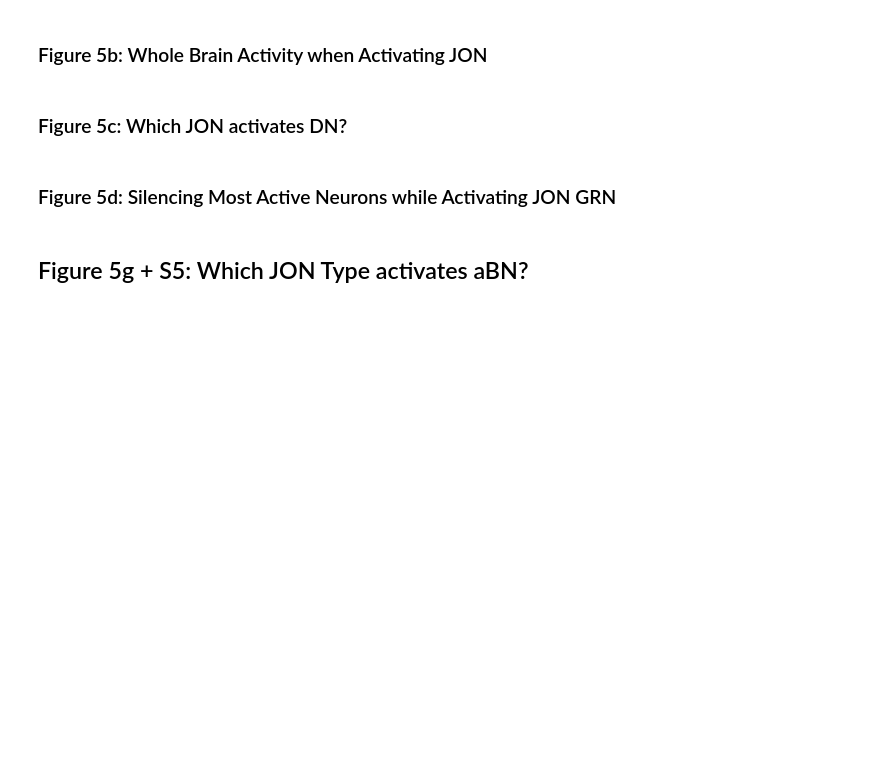
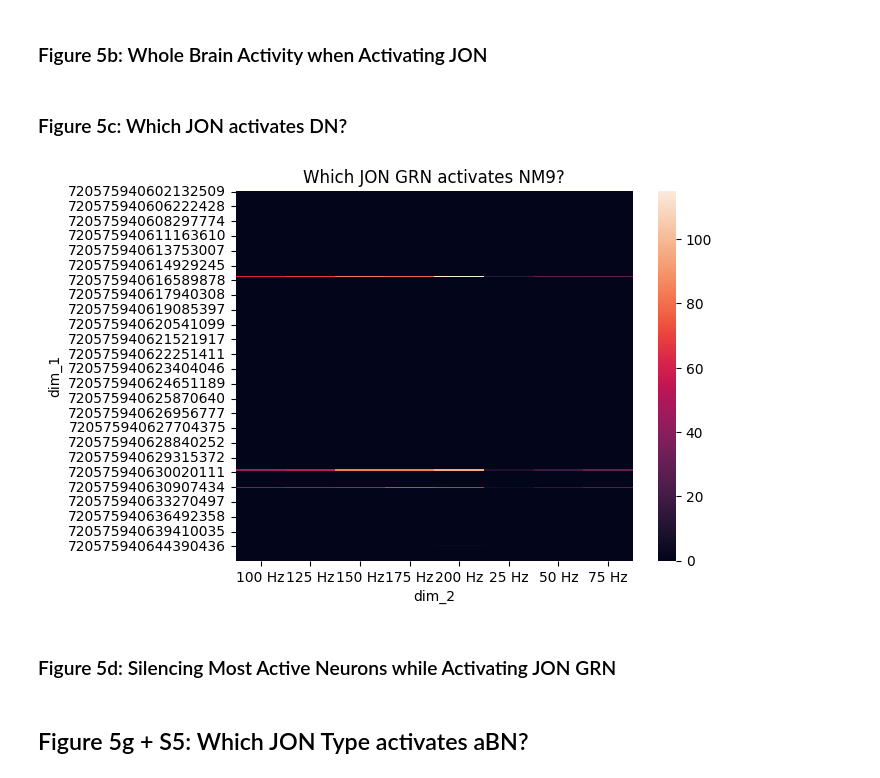
Before and after one commit to chaobrain/brain-modeling-ecosystem, a Jupyter notebook: docs/point_neuron_examples/brainstate_drosophila_wholebrain_simulation.ipynb, the cells around one changed output. Cells and saved outputs as stored; diff of their text form; code cells hidden in the pictures; blank space fills up the shorter version.

```diff
--- a/docs/point_neuron_examples/brainstate_drosophila_wholebrain_simulation.ipynb
+++ b/docs/point_neuron_examples/brainstate_drosophila_wholebrain_simulation.ipynb
@@ -1394,14 +1392,18 @@ which_JON_neuron_activate_DN()
 # %%
 df = pd.read_csv(fig5_path_res / f'which_JON_neuron_activate_DN.csv')
 
 trial_columns = [f'Trial {i}' for i in range(n_trial)]
 df['mean'] = df[trial_columns].mean(axis=1)
-pivot_df = df.pivot(index='dim_1', columns='dim_2', values='mean')
+# pivot_df = df.pivot(index='dim_1', columns='dim_2', values='mean')
+# pivot_df = df.groupby(['dim_1', 'dim_2'])['mean'].first().unstack()
+pivot_df = df.pivot_table(index='dim_1', columns='dim_2', values='mean', aggfunc='mean')
 pivot_df = pivot_df.fillna(0)
 
 sns.heatmap(pivot_df)
 plt.title('Which JON GRN activates NM9?')
 plt.show()
+# %% [output]
+[figure, added]
 # %% [markdown]
 ### Figure 5d: Silencing Most Active Neurons while Activating JON GRN
 # %%
```
Also changed, not shown: parts of 16 cells of this notebook, 15 other files.
